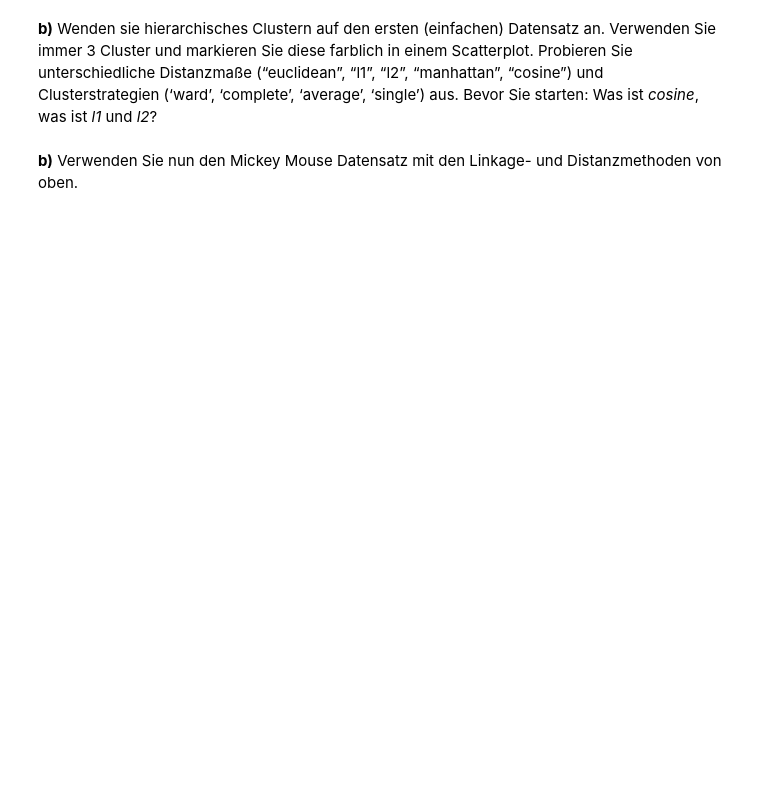
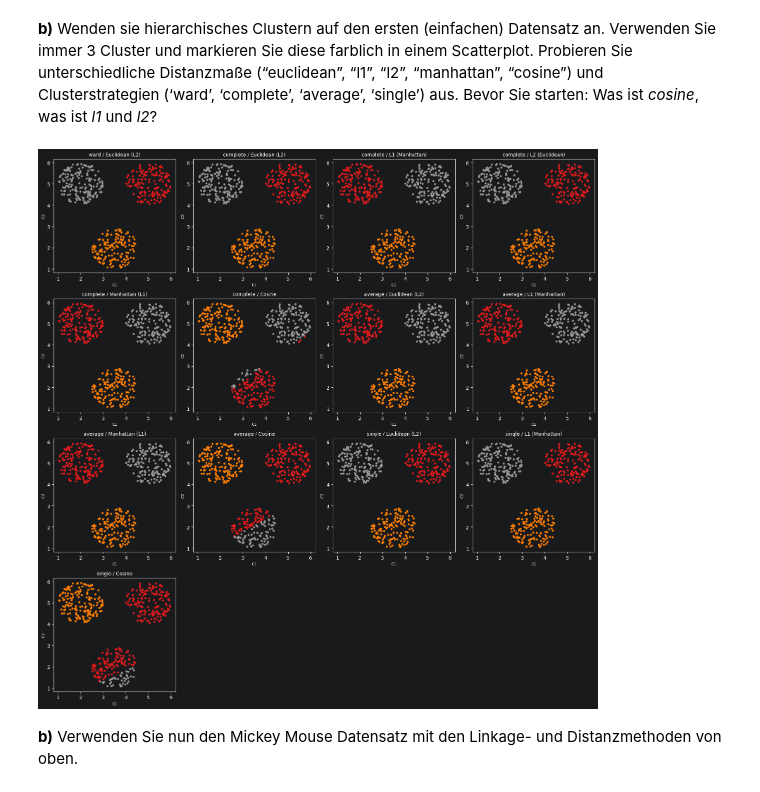
Before and after one commit to Toyo1234/Master-Studium-Semester-1, a Jupyter notebook: Data Mining/Übung 4 Clustering I-20260506/Übung4.ipynb, the cells around one changed output. Cells and saved outputs as stored; diff of their text form; code cells hidden in the pictures; blank space fills up the shorter version.

```diff
--- a/Data Mining/Übung 4 Clustering I-20260506/Übung4.ipynb
+++ b/Data Mining/Übung 4 Clustering I-20260506/Übung4.ipynb
@@ -101,5 +172,52 @@ __a)__ Lesen Sie beide Datensätze in Python ein und erstellen Sie je einen Scat
 # %% [markdown]
 __b)__ Wenden sie hierarchisches Clustern auf den ersten (einfachen) Datensatz an. Verwenden Sie immer 3 Cluster und markieren Sie diese farblich in einem Scatterplot. Probieren Sie unterschiedliche Distanzmaße (“euclidean”, “l1”, “l2”, “manhattan”, “cosine”) und Clusterstrategien (‘ward’, ‘complete’, ‘average’, ‘single’) aus.
 Bevor Sie starten: Was ist _cosine_, was ist _l1_ und _l2_?
+# %%
+combos = [
+    ("euclidean", "ward"),
+    ("euclidean", "complete"),
+    ("l1", "complete"),
+    ("l2", "complete"),
+    ("manhattan", "complete"),
+    ("cosine", "complete"),
+    ("euclidean", "average"),
+    ("l1", "average"),
+    ("manhattan", "average"),
+    ("cosine", "average"),
+    ("euclidean", "single"),
+    ("l1", "single"),
+    ("cosine", "single"),
+]
+metric_labels = {
+    "euclidean": "Euclidean (L2)",
+    "l1": "L1 (Manhattan)",
+    "l2": "L2 (Euclidean)",
+    "manhattan": "Manhattan (L1)",
+    "cosine": "Cosine"
+}
+
+n_cols = 4
+n_rows = -(-len(combos) // n_cols)  # aufrunden
+
+fig, axes = plt.subplots(n_rows, n_cols, figsize=(16, n_rows * 4))
+axes = axes.flatten()
+
+for i, (metric, linkage) in enumerate(combos):
+    model = AgglomerativeClustering(n_clusters=3, metric=metric, linkage=linkage)
+    labels = model.fit_predict(clusters3[["C1", "C2"]])
+
+    axes[i].scatter(clusters3["C1"], clusters3["C2"], c=labels, cmap="Set1", s=10)
+    axes[i].set_title(f"{linkage} / {metric_labels[metric]}", fontsize=10)
+    axes[i].set_xlabel("C1", fontsize=8)
+    axes[i].set_ylabel("C2", fontsize=8)
+
+# leere Subplots ausblenden
+for j in range(len(combos), len(axes)):
+    axes[j].set_visible(False)
+
+plt.tight_layout()
+plt.show()
+# %% [output]
+[figure, added]
 # %% [markdown]
 __b)__ Verwenden Sie nun den Mickey Mouse Datensatz mit den Linkage- und Distanzmethoden von oben.
```
Also changed, not shown: parts of 12 cells of this notebook.
